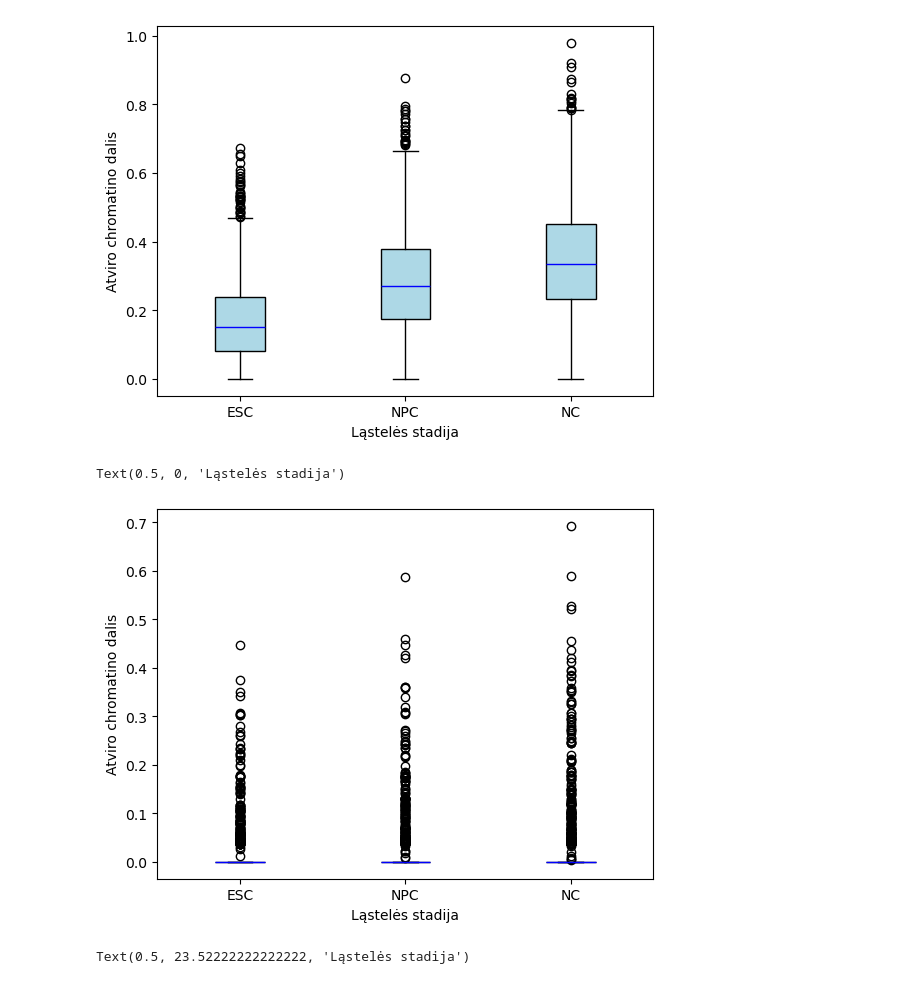
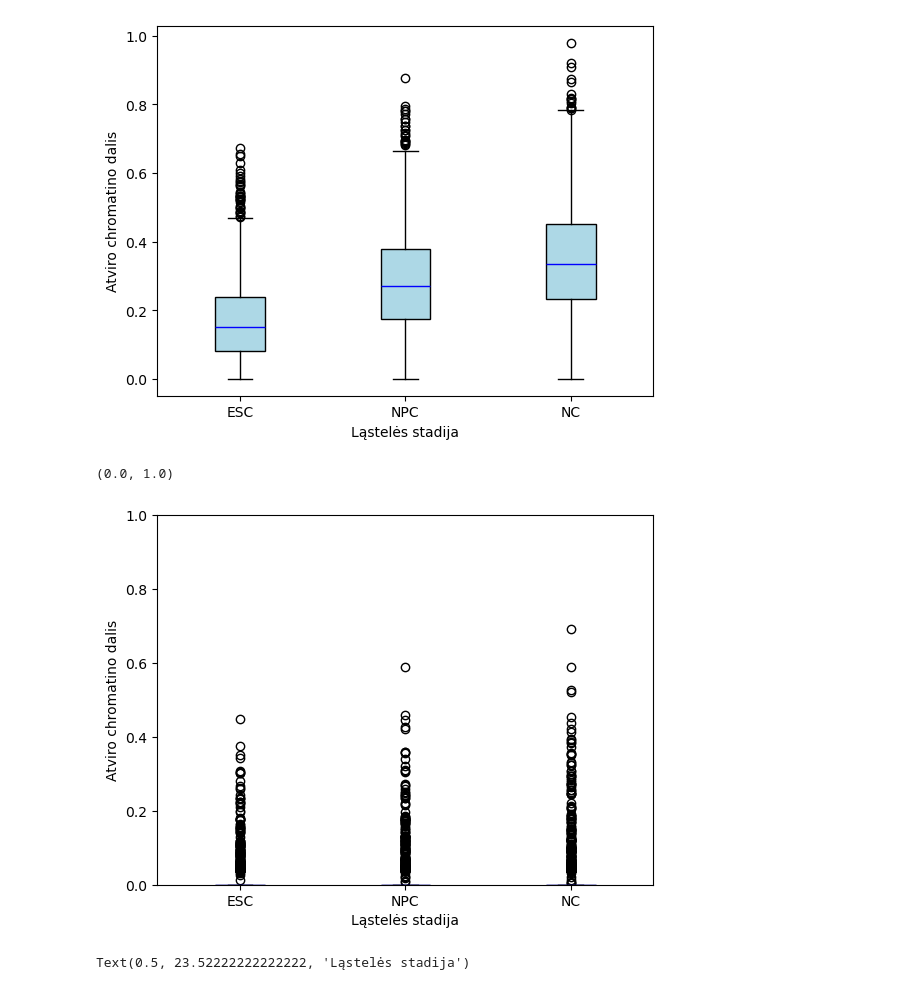
Before and after one commit to lu-kup/bio-baigiamasis, a Jupyter notebook: scripts/gene_analysis.ipynb, the cells around one changed output. Saved outputs shown, nothing was run; the diff lists cells and outputs as text; code cells hidden in the pictures.

```diff
--- a/scripts/gene_analysis.ipynb
+++ b/scripts/gene_analysis.ipynb
@@ -738,12 +738,13 @@ Text(0.5, 0, 'Ląstelės stadija')
 # %%
 plt.boxplot(lowexp[['open_S0', 'open_S1', 'open_S2']],patch_artist=True,
             boxprops=dict(facecolor="lightblue"), medianprops=dict(color="blue"), labels=labels)
 
 plt.ylabel('Atviro chromatino dalis')
 plt.xlabel('Ląstelės stadija')
+plt.ylim(0, 1)
 # %% [output]
-Text(0.5, 0, 'Ląstelės stadija')
+(0.0, 1.0)
-[figure, old version]
+[figure, new version]
 # %%
 import seaborn as sns
 # %%
```
Also changed, not shown: parts of 6 cells of this notebook.
